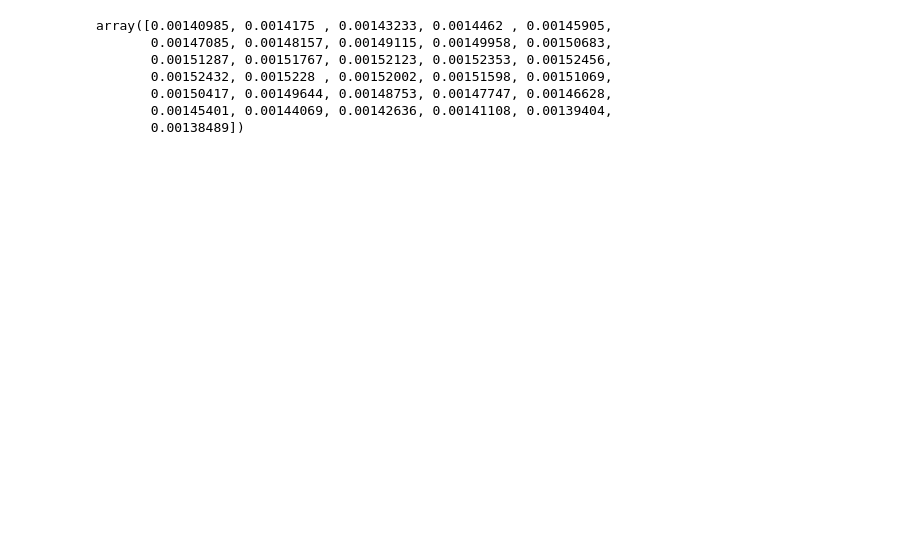
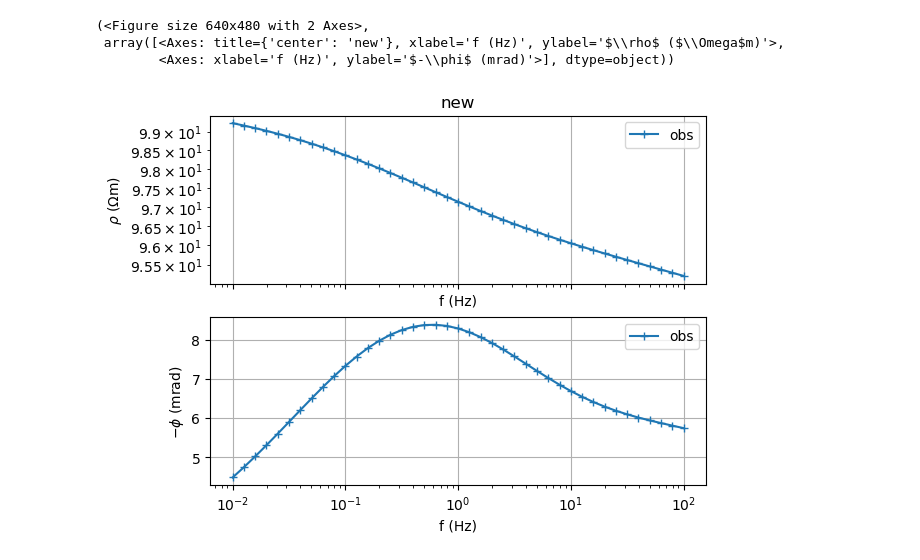
Before and after one commit to halbmy/pyGIMLi-workshop, a Jupyter notebook: 7_TDFD/testTDFDspec.ipynb, the cells around one changed output. Drawn from its saved outputs; the diff is of its cells as text; code cells hidden in the pictures; blank space fills up the shorter version.

```diff
--- a/7_TDFD/testTDFDspec.ipynb
+++ b/7_TDFD/testTDFDspec.ipynb
@@ -78,10 +70,8 @@ ax.legend()
-# %%
-decay.dp()
-# %% [output]
-array([0.00140985, 0.0014175 , 0.00143233, 0.0014462 , 0.00145905,
-       0.00147085, 0.00148157, 0.00149115, 0.00149958, 0.00150683,
-       0.00151287, 0.00151767, 0.00152123, 0.00152353, 0.00152456,
-       0.00152432, 0.0015228 , 0.00152002, 0.00151598, 0.00151069,
-       0.00150417, 0.00149644, 0.00148753, 0.00147747, 0.00146628,
-       0.00145401, 0.00144069, 0.00142636, 0.00141108, 0.00139404,
-       0.00138489])
+# %%
+out = decay.convertDDToSpectrum(spec.f, rho=synthCC["rho"])
+out.showData()
+# %% [output]
+(<Figure size 640x480 with 2 Axes>,
+ array([<Axes: title={'center': 'new'}, xlabel='f (Hz)', ylabel='$\\rho$ ($\\Omega$m)'>,
+        <Axes: xlabel='f (Hz)', ylabel='$-\\phi$ (mrad)'>], dtype=object))
+[figure, added]
```
Also changed, not shown: parts of 7 cells of this notebook, 21 other files.
